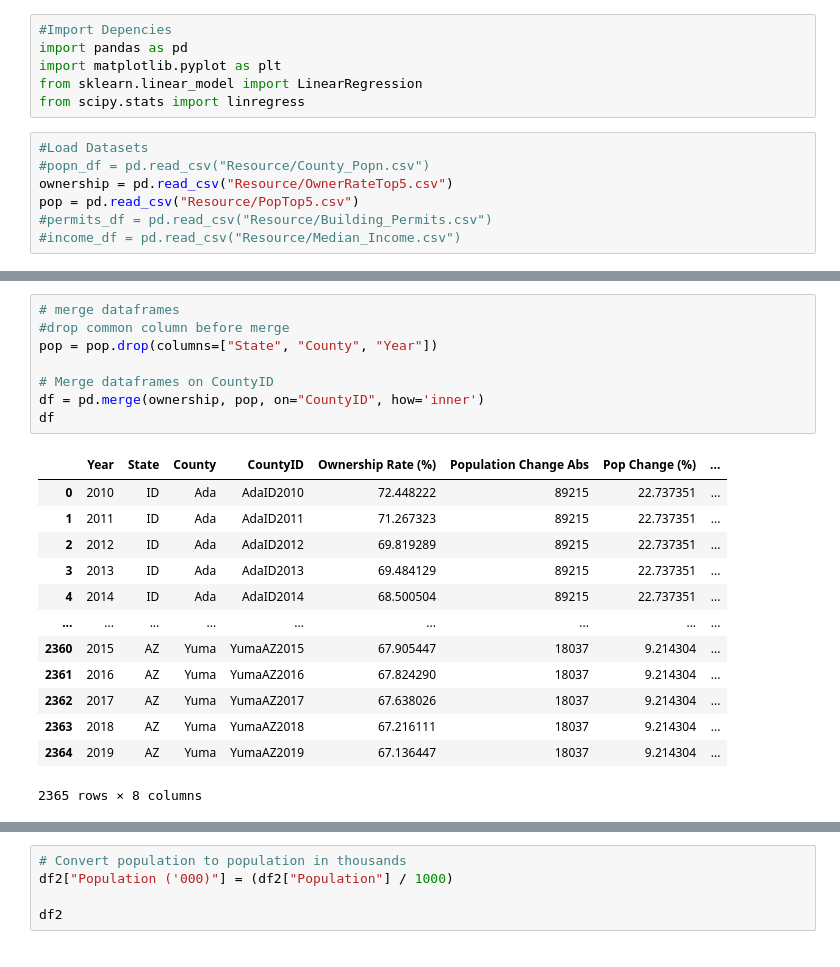
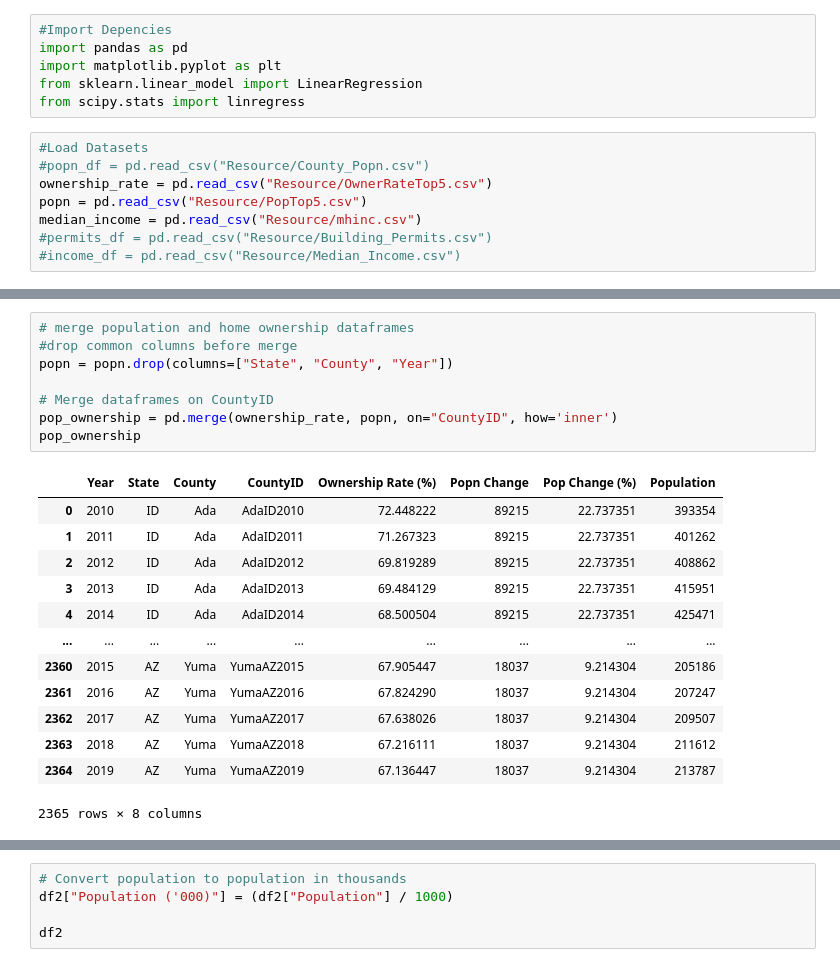
Before and after one commit to rls1316/project-one, a Jupyter notebook: Data_Cleaning.ipynb, the cells around one changed output, grey strips where cells are left out. Cells and saved outputs as stored; diff of their text form.

```diff
--- a/Data_Cleaning.ipynb
+++ b/Data_Cleaning.ipynb
@@ -7,8 +7,9 @@ from scipy.stats import linregress
 # %%
 #Load Datasets
 #popn_df = pd.read_csv("Resource/County_Popn.csv")
-ownership = pd.read_csv("Resource/OwnerRateTop5.csv")
-pop = pd.read_csv("Resource/PopTop5.csv")
+ownership_rate = pd.read_csv("Resource/OwnerRateTop5.csv")
+popn = pd.read_csv("Resource/PopTop5.csv")
+median_income = pd.read_csv("Resource/mhinc.csv")
 #permits_df = pd.read_csv("Resource/Building_Permits.csv")
 #income_df = pd.read_csv("Resource/Median_Income.csv")
 # %%
@@ -76,22 +64,22 @@ dtype: object
 # %%
-# merge dataframes
-#drop common column before merge
-pop = pop.drop(columns=["State", "County", "Year"])
+# merge population and home ownership dataframes
+#drop common columns before merge
+popn = popn.drop(columns=["State", "County", "Year"])
 
 # Merge dataframes on CountyID
-df = pd.merge(ownership, pop, on="CountyID", how='inner')
-df
+pop_ownership = pd.merge(ownership_rate, popn, on="CountyID", how='inner')
+pop_ownership
 # %% [output]
-|  | Year | State | County | CountyID | Ownership Rate (%) | Population Change Abs | Pop Change (%) | ... |
-| 0 | 2010 | ID | Ada | AdaID2010 | 72.448222 | 89215 | 22.737351 | ... |
-| 1 | 2011 | ID | Ada | AdaID2011 | 71.267323 | 89215 | 22.737351 | ... |
-| 2 | 2012 | ID | Ada | AdaID2012 | 69.819289 | 89215 | 22.737351 | ... |
-| 3 | 2013 | ID | Ada | AdaID2013 | 69.484129 | 89215 | 22.737351 | ... |
-| 4 | 2014 | ID | Ada | AdaID2014 | 68.500504 | 89215 | 22.737351 | ... |
+|  | Year | State | County | CountyID | Ownership Rate (%) | Popn Change | Pop Change (%) | Population |
+| 0 | 2010 | ID | Ada | AdaID2010 | 72.448222 | 89215 | 22.737351 | 393354 |
+| 1 | 2011 | ID | Ada | AdaID2011 | 71.267323 | 89215 | 22.737351 | 401262 |
+| 2 | 2012 | ID | Ada | AdaID2012 | 69.819289 | 89215 | 22.737351 | 408862 |
+| 3 | 2013 | ID | Ada | AdaID2013 | 69.484129 | 89215 | 22.737351 | 415951 |
+| 4 | 2014 | ID | Ada | AdaID2014 | 68.500504 | 89215 | 22.737351 | 425471 |
 | ... | ... | ... | ... | ... | ... | ... | ... | ... |
-| 2360 | 2015 | AZ | Yuma | YumaAZ2015 | 67.905447 | 18037 | 9.214304 | ... |
-| 2361 | 2016 | AZ | Yuma | YumaAZ2016 | 67.824290 | 18037 | 9.214304 | ... |
-| 2362 | 2017 | AZ | Yuma | YumaAZ2017 | 67.638026 | 18037 | 9.214304 | ... |
-| 2363 | 2018 | AZ | Yuma | YumaAZ2018 | 67.216111 | 18037 | 9.214304 | ... |
-| 2364 | 2019 | AZ | Yuma | YumaAZ2019 | 67.136447 | 18037 | 9.214304 | ... |
+| 2360 | 2015 | AZ | Yuma | YumaAZ2015 | 67.905447 | 18037 | 9.214304 | 205186 |
+| 2361 | 2016 | AZ | Yuma | YumaAZ2016 | 67.824290 | 18037 | 9.214304 | 207247 |
+| 2362 | 2017 | AZ | Yuma | YumaAZ2017 | 67.638026 | 18037 | 9.214304 | 209507 |
+| 2363 | 2018 | AZ | Yuma | YumaAZ2018 | 67.216111 | 18037 | 9.214304 | 211612 |
+| 2364 | 2019 | AZ | Yuma | YumaAZ2019 | 67.136447 | 18037 | 9.214304 | 213787 |
 2365 rows × 8 columns
```
Also changed, not shown: parts of 19 cells of this notebook, 5 other files.
